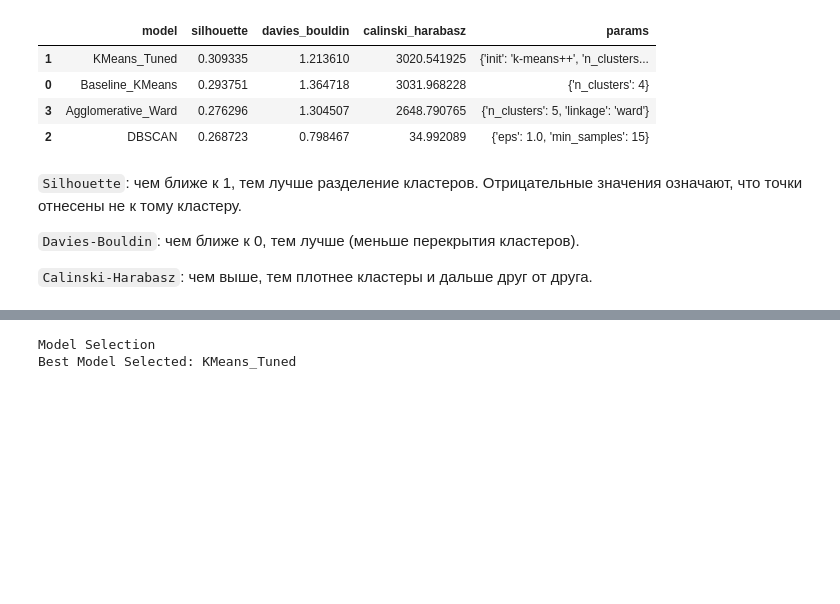
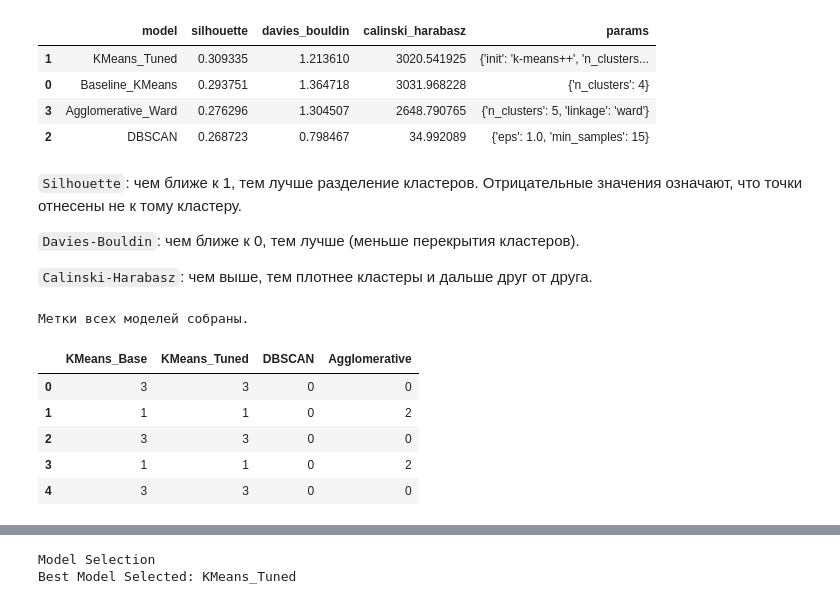
Before and after one commit to marykuuu/kuznetsova-ms-aie, a Jupyter notebook: project/notebooks/exp_02_models.ipynb, the cells around one changed output, grey strips where cells are left out. Drawn from its saved outputs; the diff is of its cells as text; code cells hidden in the pictures; blank space fills up the shorter version.

```diff
--- a/project/notebooks/exp_02_models.ipynb
+++ b/project/notebooks/exp_02_models.ipynb
@@ -33,8 +39,8 @@ except FileNotFoundError:
 # %%
 df.drop(['CUST_ID'], axis=1, inplace=True)
 # заполняем пропуски
-df['CREDIT_LIMIT'] = df['CREDIT_LIMIT'].fillna(df['CREDIT_LIMIT'].median(), inplace=True)
-df['MINIMUM_PAYMENTS'] = df['MINIMUM_PAYMENTS'].fillna(df['MINIMUM_PAYMENTS'].median(), inplace=True)
+df['CREDIT_LIMIT'] = df['CREDIT_LIMIT'].fillna(df['CREDIT_LIMIT'].median())
+df['MINIMUM_PAYMENTS'] = df['MINIMUM_PAYMENTS'].fillna(df['MINIMUM_PAYMENTS'].median())
 # %%
 log_cols = [
     'BALANCE',
@@ -354,3 +352,21 @@ summary_df.sort_values(['silhouette'], ascending=False)
 `Davies-Bouldin`: чем ближе к 0, тем лучше (меньше перекрытия кластеров).
 
 `Calinski-Harabasz`: чем выше, тем плотнее кластеры и дальше друг от друга.
+# %%
+df_labels = pd.DataFrame({
+    'KMeans_Base': clusters_base,
+    'KMeans_Tuned': best_clusters,
+    'DBSCAN': labels_dbscan,
+    'Agglomerative': agglo_clusters
+})
+
+print("Метки всех моделей собраны.")
+df_labels.head()
+# %% [output]
+Метки всех моделей собраны.
+|  | KMeans_Base | KMeans_Tuned | DBSCAN | Agglomerative |
+| 0 | 3 | 3 | 0 | 0 |
+| 1 | 1 | 1 | 0 | 2 |
+| 2 | 3 | 3 | 0 | 0 |
+| 3 | 1 | 1 | 0 | 2 |
+| 4 | 3 | 3 | 0 | 0 |
```
Also changed, not shown: parts of 15 cells of this notebook, 42 other files.
